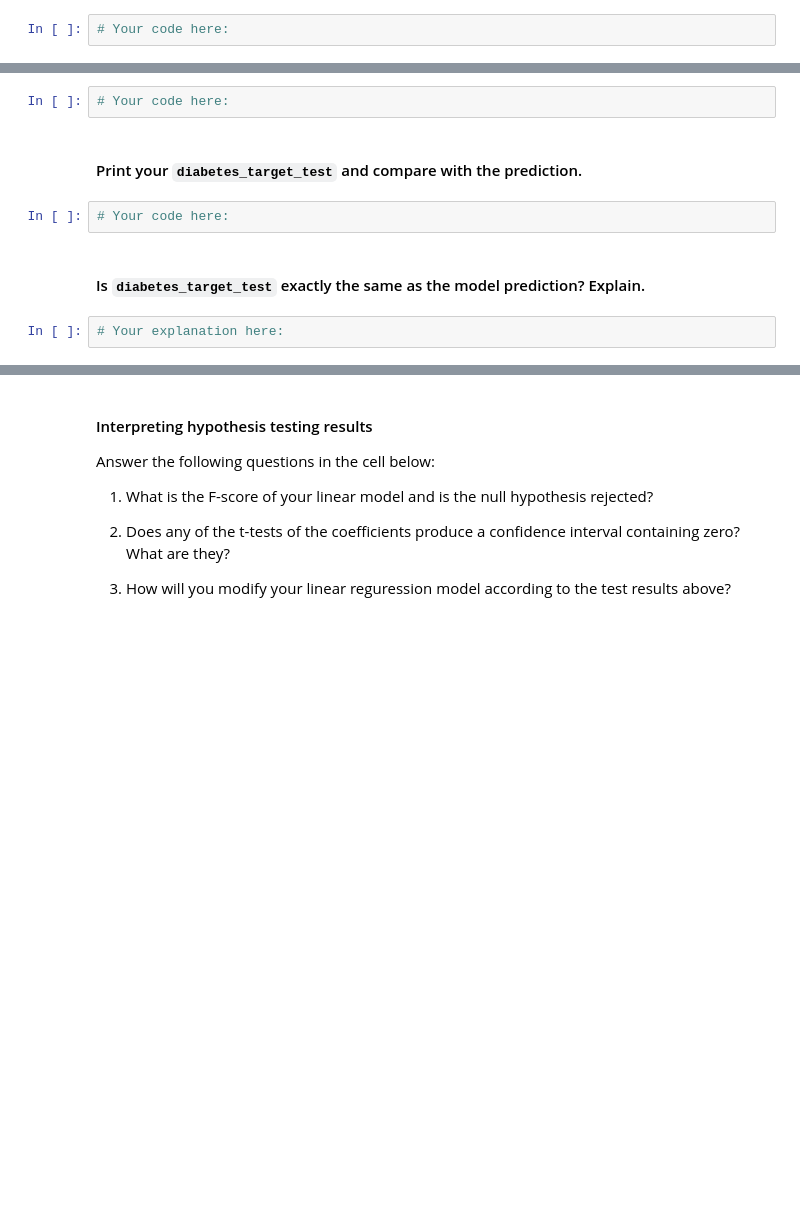
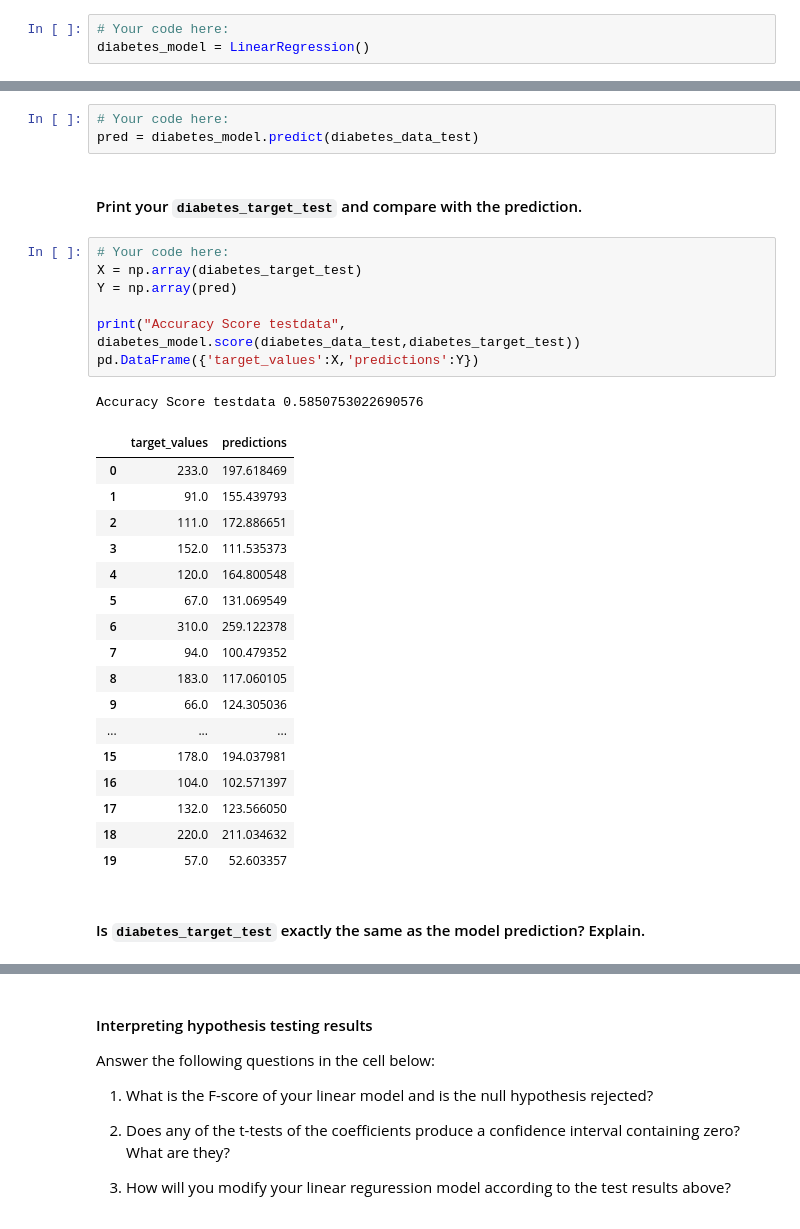
Before and after one commit to ta-data-lis/lab-supervised-learning-sklearn, a Jupyter notebook: your-code/main.ipynb, the cells around one changed output, grey strips where cells are left out. Drawn from its saved outputs; the diff is of its cells as text; blank space fills up the shorter version.

```diff
--- a/your-code/main.ipynb
+++ b/your-code/main.ipynb
@@ -69,6 +123,7 @@ Also take a look at the `sklearn.linear_model.LinearRegression` [documentation](
 #### Create a new instance of the linear regression model and assign the new instance to the variable `diabetes_model`.
 # %%
 # Your code here:
+diabetes_model = LinearRegression()
 # %% [markdown]
 #### Next, let's split the training and test data.
 
@@ -92,11 +158,34 @@ This is the linear regression model fitted to your training dataset.
 #### Using your fitted linear regression model, predict the *y* of `diabetes_data_test`.
 # %%
 # Your code here:
+pred = diabetes_model.predict(diabetes_data_test)
 # %% [markdown]
 #### Print your `diabetes_target_test` and compare with the prediction.
-# %%
-# Your code here:
+# %%
+# Your code here:
+X = np.array(diabetes_target_test)
+Y = np.array(pred)
+
+print("Accuracy Score testdata", diabetes_model.score(diabetes_data_test,diabetes_target_test))
+pd.DataFrame({'target_values':X,'predictions':Y})
+# %% [output]
+Accuracy Score testdata 0.5850753022690576
+|  | target_values | predictions |
+| 0 | 233.0 | 197.618469 |
+| 1 | 91.0 | 155.439793 |
+| 2 | 111.0 | 172.886651 |
+| 3 | 152.0 | 111.535373 |
+| 4 | 120.0 | 164.800548 |
+| 5 | 67.0 | 131.069549 |
+| 6 | 310.0 | 259.122378 |
+| 7 | 94.0 | 100.479352 |
+| 8 | 183.0 | 117.060105 |
+| 9 | 66.0 | 124.305036 |
+| ... | ... | ... |
+| 15 | 178.0 | 194.037981 |
+| 16 | 104.0 | 102.571397 |
+| 17 | 132.0 | 123.566050 |
+| 18 | 220.0 | 211.034632 |
+| 19 | 57.0 | 52.603357 |
 # %% [markdown]
 #### Is `diabetes_target_test` exactly the same as the model prediction? Explain.
-# %%
-# Your explanation here:
```
Also changed, not shown: parts of 50 cells of this notebook.
